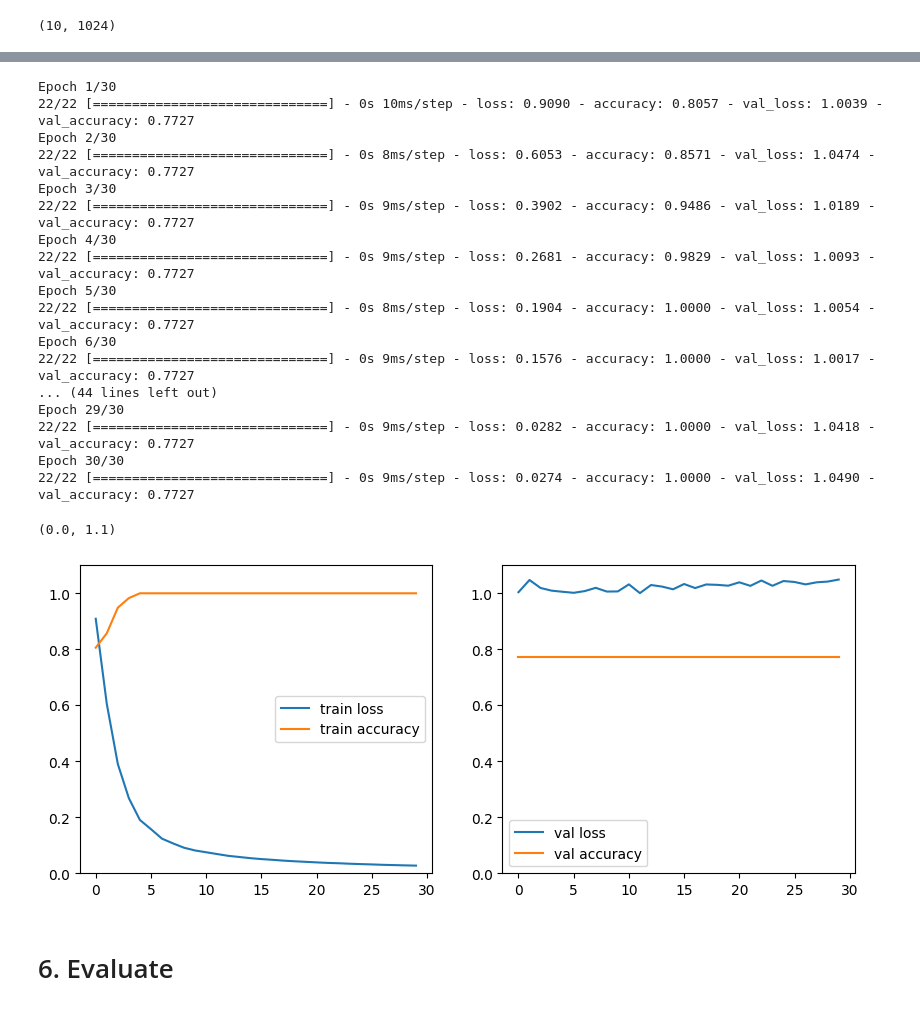
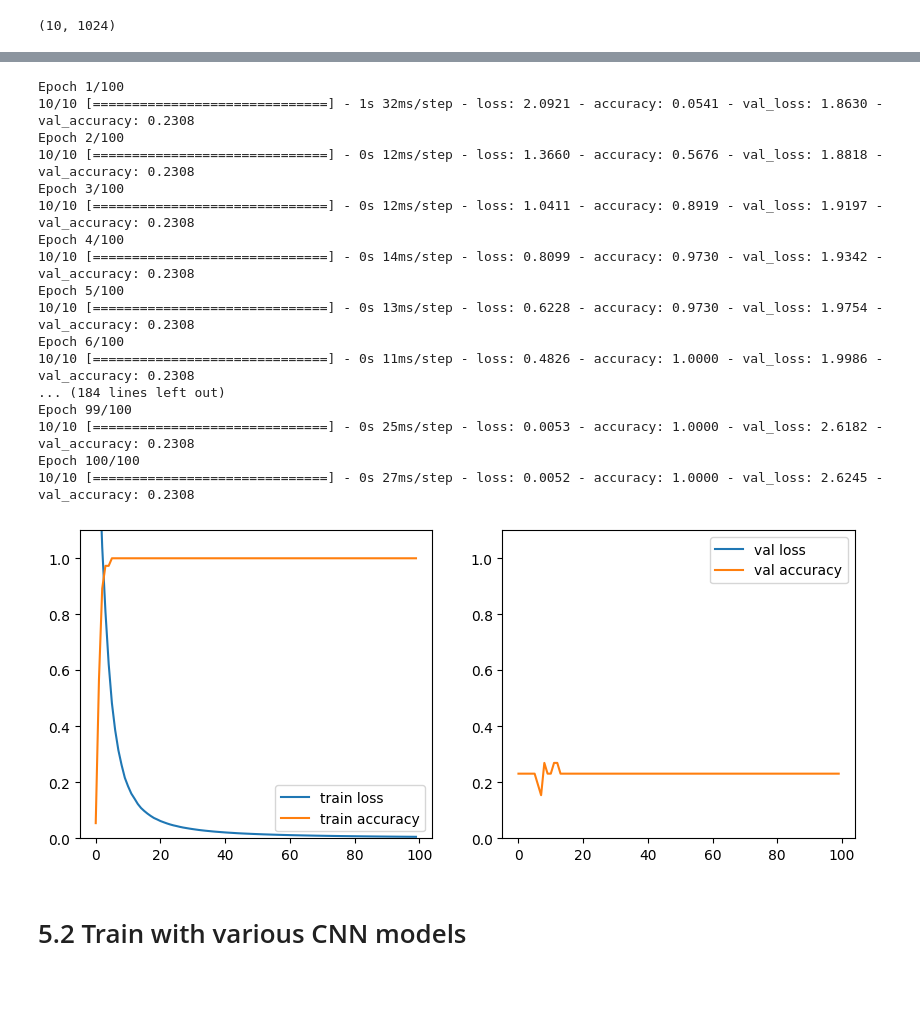
Before and after one commit to Kaaykun/SignFlow, a Jupyter notebook: backend/notebooks/model_training_ET.ipynb, the cells around one changed output, grey strips where cells are left out. Saved outputs shown, nothing was run; the diff lists cells and outputs as text; code cells hidden in the pictures.

Commit message:
vectorization and model comparison

```diff
--- a/backend/notebooks/model_training_ET.ipynb
+++ b/backend/notebooks/model_training_ET.ipynb
@@ -270,7 +435,7 @@ TensorShape([2, 10, 1024])
 # %% [markdown]
 ### 4.2 Prepare y
 # %%
-# y = ["like", "like"]
-y = [3, 1]
-y = to_categorical(y, num_classes=20)
-y.shape
+# # y = ["like", "like"]
+# y = [3, 1]
+# y = to_categorical(y, num_classes=20)
+# y.shape
@@ -281,4 +444,4 @@ y.shape
 # %%
-X_preprocessed = preprocess_input(X)
+X_preprocessed = tf.keras.applications.mobilenet.preprocess_input(X)
 X_preprocessed.shape
 # %% [output]
@@ -319,7 +485,7 @@ X_features[0].shape
 # %%
 from sklearn.model_selection import train_test_split
 
-X_train, X_val, y_train, y_val = train_test_split(X_features, y, train_size=0.8, random_state=42)
+X_train, X_val, y_train, y_val = train_test_split(X_features, y, train_size=0.6, random_state=42, stratify=y)
 # %%
 X_train = tf.convert_to_tensor(X_train)
 print(X_train.shape)
@@ -332,43 +500,45 @@ print(X_val.shape)
 history = model.fit(
     X_train,
     y_train,
-    epochs=30,
-    batch_size=8,
+    epochs=100,
+    batch_size=4,
     validation_data=(X_val, y_val),
     verbose=1
 )
 # %% [output]
-Epoch 1/30
-22/22 [==============================] - 0s 10ms/step - loss: 0.9090 - accuracy: 0.8057 - val_loss: 1.0039 - val_accuracy: 0.7727
-Epoch 2/30
-22/22 [==============================] - 0s 8ms/step - loss: 0.6053 - accuracy: 0.8571 - val_loss: 1.0474 - val_accuracy: 0.7727
-Epoch 3/30
-22/22 [==============================] - 0s 9ms/step - loss: 0.3902 - accuracy: 0.9486 - val_loss: 1.0189 - val_accuracy: 0.7727
-Epoch 4/30
-22/22 [==============================] - 0s 9ms/step - loss: 0.2681 - accuracy: 0.9829 - val_loss: 1.0093 - val_accuracy: 0.7727
-Epoch 5/30
-22/22 [==============================] - 0s 8ms/step - loss: 0.1904 - accuracy: 1.0000 - val_loss: 1.0054 - val_accuracy: 0.7727
-Epoch 6/30
-22/22 [==============================] - 0s 9ms/step - loss: 0.1576 - accuracy: 1.0000 - val_loss: 1.0017 - val_accuracy: 0.7727
-... (44 lines left out)
-Epoch 29/30
-22/22 [==============================] - 0s 9ms/step - loss: 0.0282 - accuracy: 1.0000 - val_loss: 1.0418 - val_accuracy: 0.7727
-Epoch 30/30
-22/22 [==============================] - 0s 9ms/step - loss: 0.0274 - accuracy: 1.0000 - val_loss: 1.0490 - val_accuracy: 0.7727
+Epoch 1/100
+10/10 [==============================] - 1s 32ms/step - loss: 2.0921 - accuracy: 0.0541 - val_loss: 1.8630 - val_accuracy: 0.2308
+Epoch 2/100
+10/10 [==============================] - 0s 12ms/step - loss: 1.3660 - accuracy: 0.5676 - val_loss: 1.8818 - val_accuracy: 0.2308
+Epoch 3/100
+10/10 [==============================] - 0s 12ms/step - loss: 1.0411 - accuracy: 0.8919 - val_loss: 1.9197 - val_accuracy: 0.2308
+Epoch 4/100
+10/10 [==============================] - 0s 14ms/step - loss: 0.8099 - accuracy: 0.9730 - val_loss: 1.9342 - val_accuracy: 0.2308
+Epoch 5/100
+10/10 [==============================] - 0s 13ms/step - loss: 0.6228 - accuracy: 0.9730 - val_loss: 1.9754 - val_accuracy: 0.2308
+Epoch 6/100
+10/10 [==============================] - 0s 11ms/step - loss: 0.4826 - accuracy: 1.0000 - val_loss: 1.9986 - val_accuracy: 0.2308
+... (184 lines left out)
+Epoch 99/100
+10/10 [==============================] - 0s 25ms/step - loss: 0.0053 - accuracy: 1.0000 - val_loss: 2.6182 - val_accuracy: 0.2308
+Epoch 100/100
+10/10 [==============================] - 0s 27ms/step - loss: 0.0052 - accuracy: 1.0000 - val_loss: 2.6245 - val_accuracy: 0.2308
 # %%
-fig, (ax1, ax2) = plt.subplots(1,2, figsize=(10,4))
+def plot_accuracy(history):
+    fig, (ax1, ax2) = plt.subplots(1,2, figsize=(10,4))
 
-ax1.plot(history.__dict__["history"]["loss"], label="train loss")
-ax1.plot(history.__dict__["history"]["accuracy"], label="train accuracy")
-ax1.legend()
-ax1.set_ylim(0,1.1)
+    ax1.plot(history.__dict__["history"]["loss"], label="train loss")
+    ax1.plot(history.__dict__["history"]["accuracy"], label="train accuracy")
+    ax1.legend()
+    ax1.set_ylim(0,1.1)
 
-ax2.plot(history.__dict__["history"]["val_loss"], label="val loss")
-ax2.plot(history.__dict__["history"]["val_accuracy"], label="val accuracy")
-ax2.legend()
-ax2.set_ylim(0,1.1)
+    ax2.plot(history.__dict__["history"]["val_loss"], label="val loss")
+    ax2.plot(history.__dict__["history"]["val_accuracy"], label="val accuracy")
+    ax2.legend()
+    ax2.set_ylim(0,1.1)
+
+plot_accuracy(history)
 # %% [output]
-(0.0, 1.1)
-[figure, old version]
+[figure, new version]
-# %% [markdown]
-# 6. Evaluate
+# %% [markdown]
+# 5.2 Train with various CNN models
```
Also changed, not shown: parts of 70 cells of this notebook.
